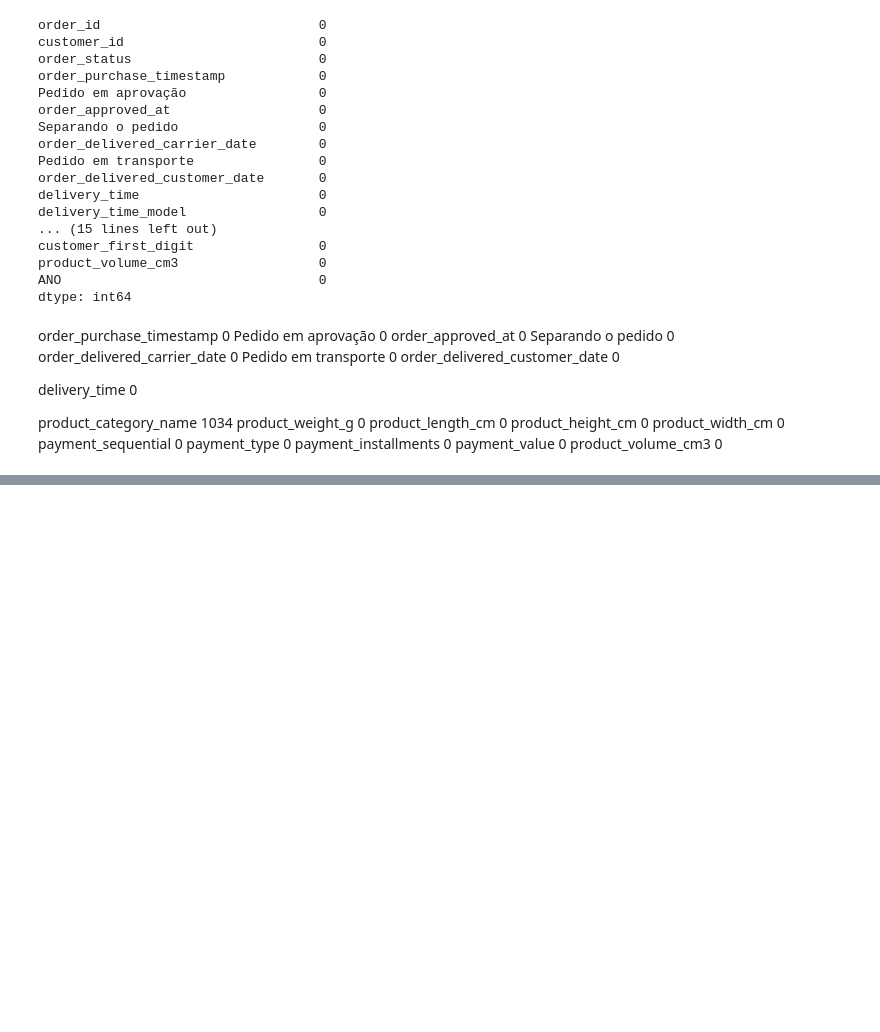
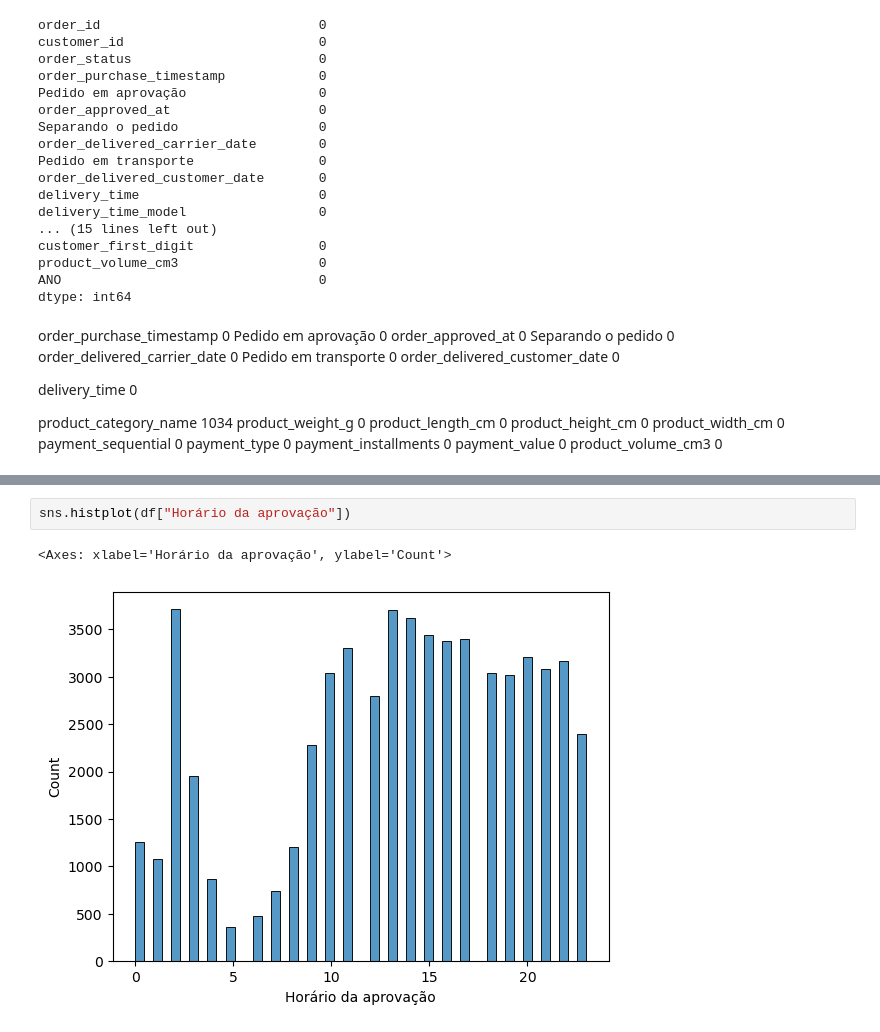
Before and after one commit to mateusono1/De-Company, a Jupyter notebook: analise_dados.ipynb, the cells around one changed output, grey strips where cells are left out. Drawn from its saved outputs; the diff is of its cells as text; blank space fills up the shorter version.

```diff
--- a/analise_dados.ipynb
+++ b/analise_dados.ipynb
@@ -313,0 +377,5 @@ product_volume_cm3                  0
+# %%
+sns.histplot(df["Horário da aprovação"])
+# %% [output]
+<Axes: xlabel='Horário da aprovação', ylabel='Count'>
+[figure, added]
```
Also changed, not shown: parts of 9 cells of this notebook, 8 other files.
